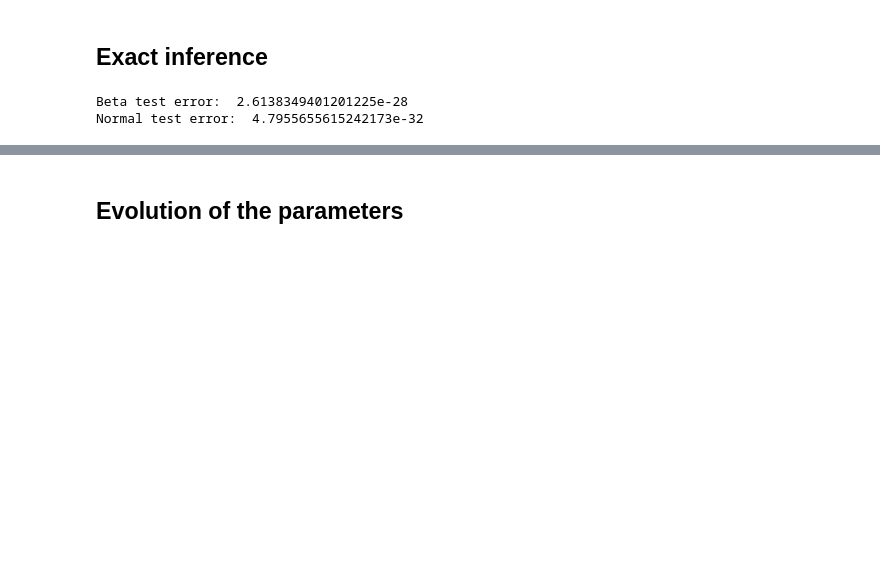
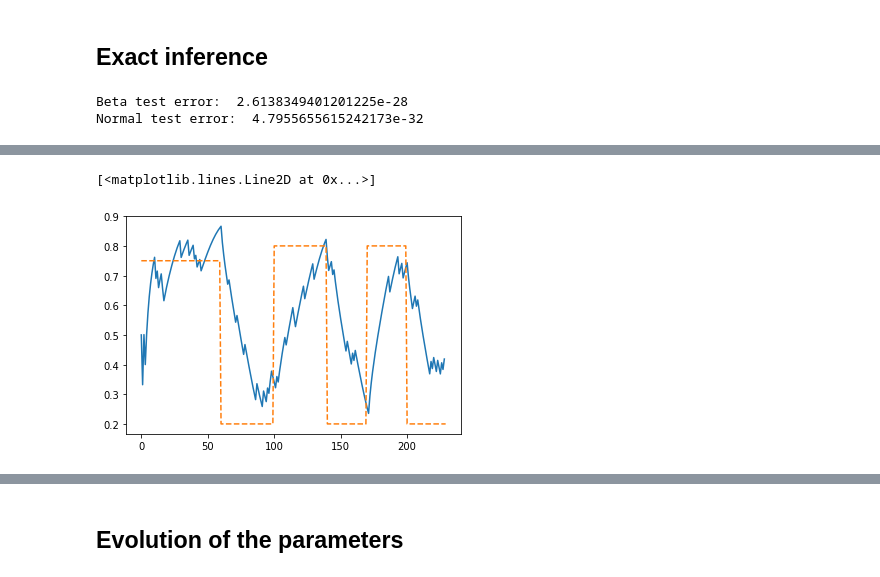
Before and after one commit to nhat-le/6-435-project, a Jupyter notebook: behrens_simulation.ipynb, the cells around one changed output, grey strips where cells are left out. Drawn from its saved outputs; the diff is of its cells as text; code cells hidden in the pictures; blank space fills up the shorter version.

```diff
--- a/behrens_simulation.ipynb
+++ b/behrens_simulation.ipynb
@@ -188,0 +302,33 @@ def find_posterior_t_arr_gaussian(y, prev_res):
+# %%
+rprobs = []
+vprobs = []
+rstd = []
+vstd = []
+
+for t in range(nsimulate):
+    endres = result_final[:,:,t]
+    # Marginalize out v and k
+    r_prob = np.sum(endres, axis=1)
+    v_prob = np.sum(endres, axis=0)
+
+    # Expectations
+    expR = np.sum(r_prob / np.sum(r_prob) * rvals)
+    expV = np.sum(v_prob / np.sum(v_prob) * vvals)
+
+    # Standard deviations
+    expR2 = np.sum(r_prob / np.sum(r_prob) * (rvals**2))
+    stdR2 = np.sqrt(expR2 - expR**2)
+
+    expV2 = np.sum(v_prob / np.sum(v_prob) * (vvals**2))
+    stdV2 = np.sqrt(expV2 - expV**2)
+
+    rprobs.append(expR)
+    vprobs.append(expV)
+    rstd.append(stdR2)
+    vstd.append(stdV2)
+# %%
+plt.plot(rprobs)
+plt.plot(true_prob, '--')
+# %% [output]
+[<matplotlib.lines.Line2D at 0x...>]
+[figure, added]
```
Also changed, not shown: parts of 20 cells of this notebook.
